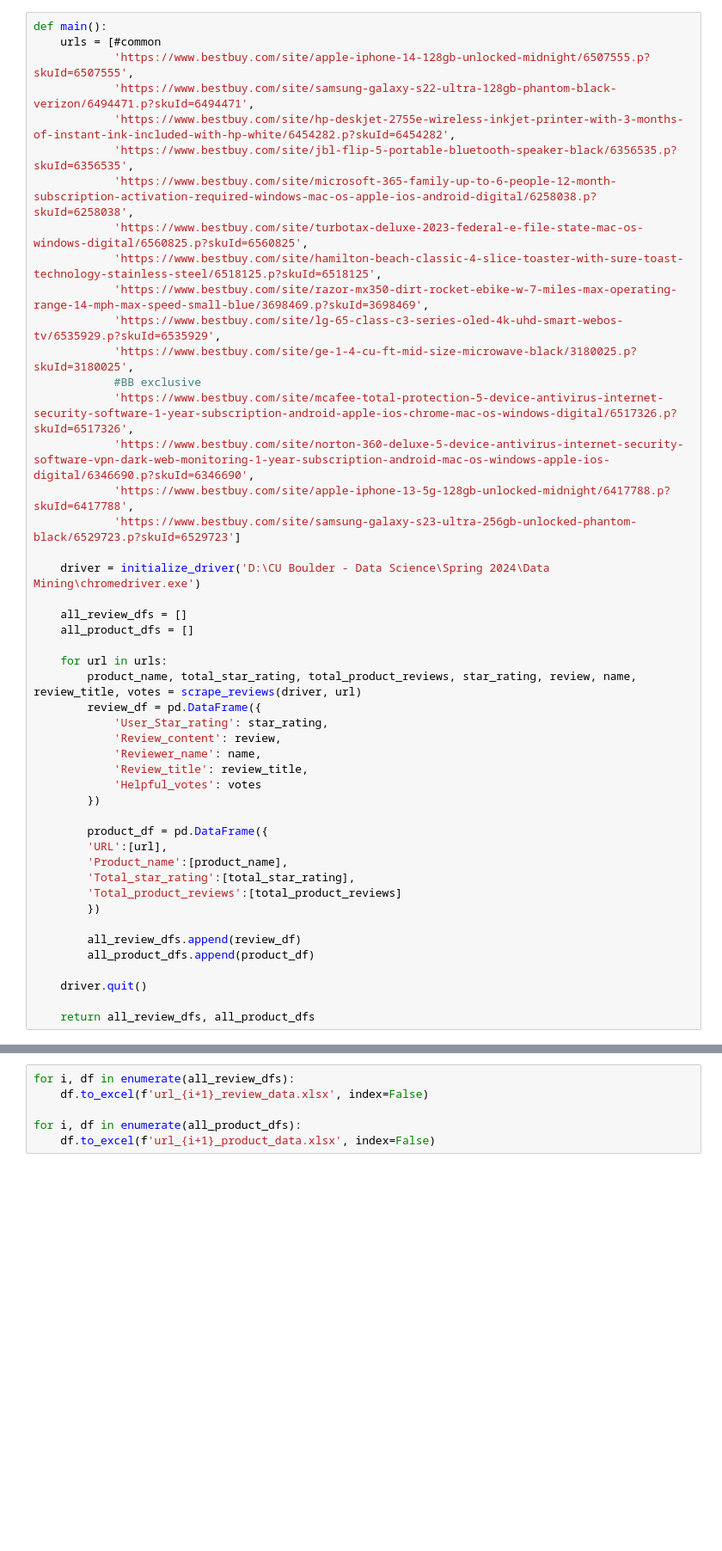
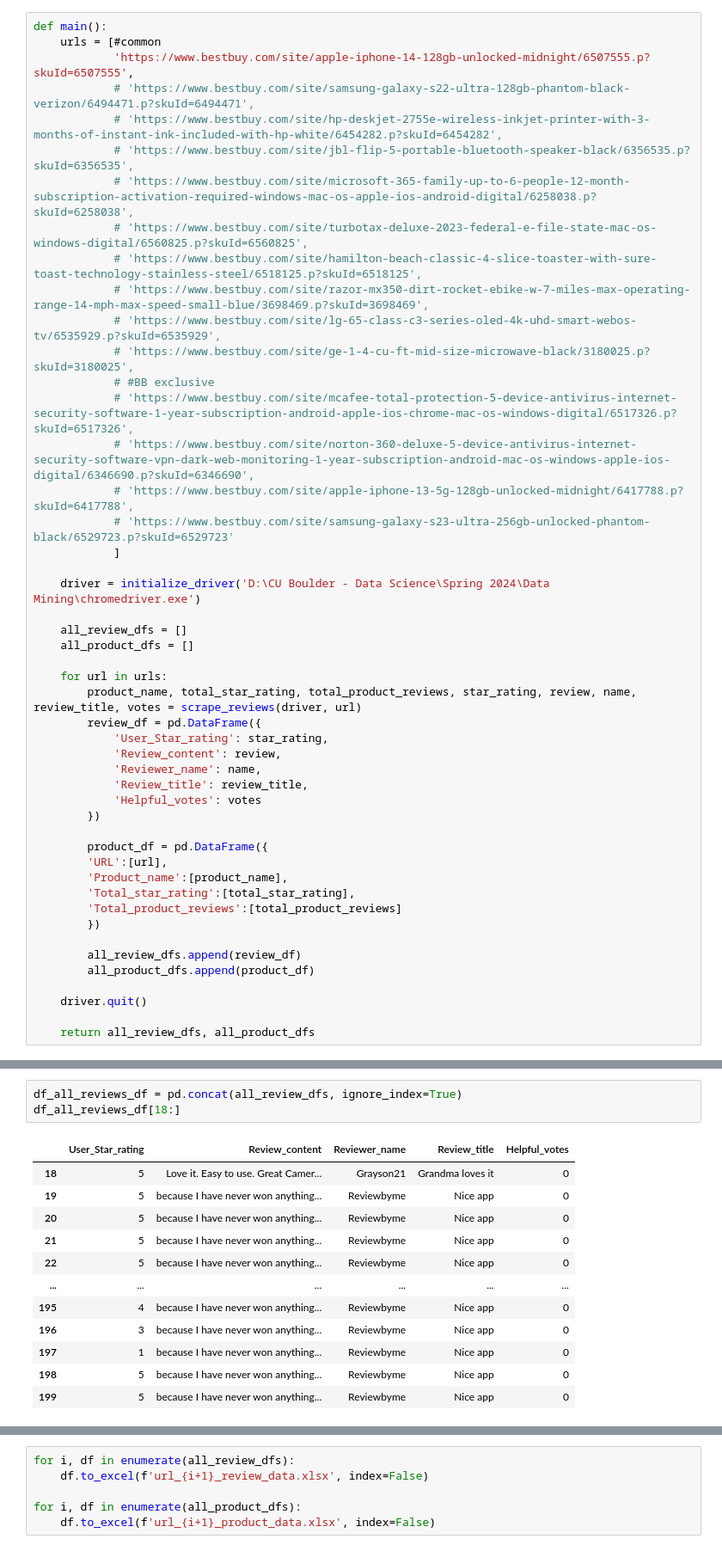
Before and after one commit to aneeshkhole/Perceived-Usefulness-of-online-customer-reviews, a Jupyter notebook: src/Best_buy_parsing.ipynb, the cells around one changed output, grey strips where cells are left out. Shown: that part at 86% size. Drawn from its saved outputs; the diff is of its cells as text; blank space fills up the shorter version.

```diff
--- a/src/Best_buy_parsing.ipynb
+++ b/src/Best_buy_parsing.ipynb
@@ -97,20 +142,21 @@ def scrape_reviews(driver, url):
 def main():
     urls = [#common
             'https://www.bestbuy.com/site/apple-iphone-14-128gb-unlocked-midnight/6507555.p?skuId=6507555',
-            'https://www.bestbuy.com/site/samsung-galaxy-s22-ultra-128gb-phantom-black-verizon/6494471.p?skuId=6494471',
-            'https://www.bestbuy.com/site/hp-deskjet-2755e-wireless-inkjet-printer-with-3-months-of-instant-ink-included-with-hp-white/6454282.p?skuId=6454282',
-            'https://www.bestbuy.com/site/jbl-flip-5-portable-bluetooth-speaker-black/6356535.p?skuId=6356535',
-            'https://www.bestbuy.com/site/microsoft-365-family-up-to-6-people-12-month-subscription-activation-required-windows-mac-os-apple-ios-android-digital/6258038.p?skuId=6258038',
-            'https://www.bestbuy.com/site/turbotax-deluxe-2023-federal-e-file-state-mac-os-windows-digital/6560825.p?skuId=6560825',
-            'https://www.bestbuy.com/site/hamilton-beach-classic-4-slice-toaster-with-sure-toast-technology-stainless-steel/6518125.p?skuId=6518125',
-            'https://www.bestbuy.com/site/razor-mx350-dirt-rocket-ebike-w-7-miles-max-operating-range-14-mph-max-speed-small-blue/3698469.p?skuId=3698469',
-            'https://www.bestbuy.com/site/lg-65-class-c3-series-oled-4k-uhd-smart-webos-tv/6535929.p?skuId=6535929',
-            'https://www.bestbuy.com/site/ge-1-4-cu-ft-mid-size-microwave-black/3180025.p?skuId=3180025',
-            #BB exclusive
-            'https://www.bestbuy.com/site/mcafee-total-protection-5-device-antivirus-internet-security-software-1-year-subscription-android-apple-ios-chrome-mac-os-windows-digital/6517326.p?skuId=6517326',
-            'https://www.bestbuy.com/site/norton-360-deluxe-5-device-antivirus-internet-security-software-vpn-dark-web-monitoring-1-year-subscription-android-mac-os-windows-apple-ios-digital/6346690.p?skuId=6346690',
-            'https://www.bestbuy.com/site/apple-iphone-13-5g-128gb-unlocked-midnight/6417788.p?skuId=6417788',
-            'https://www.bestbuy.com/site/samsung-galaxy-s23-ultra-256gb-unlocked-phantom-black/6529723.p?skuId=6529723']
+            # 'https://www.bestbuy.com/site/samsung-galaxy-s22-ultra-128gb-phantom-black-verizon/6494471.p?skuId=6494471',
+            # 'https://www.bestbuy.com/site/hp-deskjet-2755e-wireless-inkjet-printer-with-3-months-of-instant-ink-included-with-hp-white/6454282.p?skuId=6454282',
+            # 'https://www.bestbuy.com/site/jbl-flip-5-portable-bluetooth-speaker-black/6356535.p?skuId=6356535',
+            # 'https://www.bestbuy.com/site/microsoft-365-family-up-to-6-people-12-month-subscription-activation-required-windows-mac-os-apple-ios-android-digital/6258038.p?skuId=6258038',
+            # 'https://www.bestbuy.com/site/turbotax-deluxe-2023-federal-e-file-state-mac-os-windows-digital/6560825.p?skuId=6560825',
+            # 'https://www.bestbuy.com/site/hamilton-beach-classic-4-slice-toaster-with-sure-toast-technology-stainless-steel/6518125.p?skuId=6518125',
+            # 'https://www.bestbuy.com/site/razor-mx350-dirt-rocket-ebike-w-7-miles-max-operating-range-14-mph-max-speed-small-blue/3698469.p?skuId=3698469',
+            # 'https://www.bestbuy.com/site/lg-65-class-c3-series-oled-4k-uhd-smart-webos-tv/6535929.p?skuId=6535929',
+            # 'https://www.bestbuy.com/site/ge-1-4-cu-ft-mid-size-microwave-black/3180025.p?skuId=3180025',
+            # #BB exclusive
+            # 'https://www.bestbuy.com/site/mcafee-total-protection-5-device-antivirus-internet-security-software-1-year-subscription-android-apple-ios-chrome-mac-os-windows-digital/6517326.p?skuId=6517326',
+            # 'https://www.bestbuy.com/site/norton-360-deluxe-5-device-antivirus-internet-security-software-vpn-dark-web-monitoring-1-year-subscription-android-mac-os-windows-apple-ios-digital/6346690.p?skuId=6346690',
+            # 'https://www.bestbuy.com/site/apple-iphone-13-5g-128gb-unlocked-midnight/6417788.p?skuId=6417788',
+            # 'https://www.bestbuy.com/site/samsung-galaxy-s23-ultra-256gb-unlocked-phantom-black/6529723.p?skuId=6529723'
+            ]
 
     driver = initialize_driver('D:\CU Boulder - Data Science\Spring 2024\Data Mining\chromedriver.exe')
 
@@ -163,0 +197,16 @@ Number of reviews: 396
+# %%
+df_all_reviews_df = pd.concat(all_review_dfs, ignore_index=True)
+df_all_reviews_df[18:]
+# %% [output]
+|  | User_Star_rating | Review_content | Reviewer_name | Review_title | Helpful_votes |
+| 18 | 5 | Love it. Easy to use. Great Camer... | Grayson21 | Grandma loves it | 0 |
+| 19 | 5 | because I have never won anything... | Reviewbyme | Nice app | 0 |
+| 20 | 5 | because I have never won anything... | Reviewbyme | Nice app | 0 |
+| 21 | 5 | because I have never won anything... | Reviewbyme | Nice app | 0 |
+| 22 | 5 | because I have never won anything... | Reviewbyme | Nice app | 0 |
+| ... | ... | ... | ... | ... | ... |
+| 195 | 4 | because I have never won anything... | Reviewbyme | Nice app | 0 |
+| 196 | 3 | because I have never won anything... | Reviewbyme | Nice app | 0 |
+| 197 | 1 | because I have never won anything... | Reviewbyme | Nice app | 0 |
+| 198 | 5 | because I have never won anything... | Reviewbyme | Nice app | 0 |
+| 199 | 5 | because I have never won anything... | Reviewbyme | Nice app | 0 |
```
Also changed, not shown: parts of 6 cells of this notebook, 3 other files.
